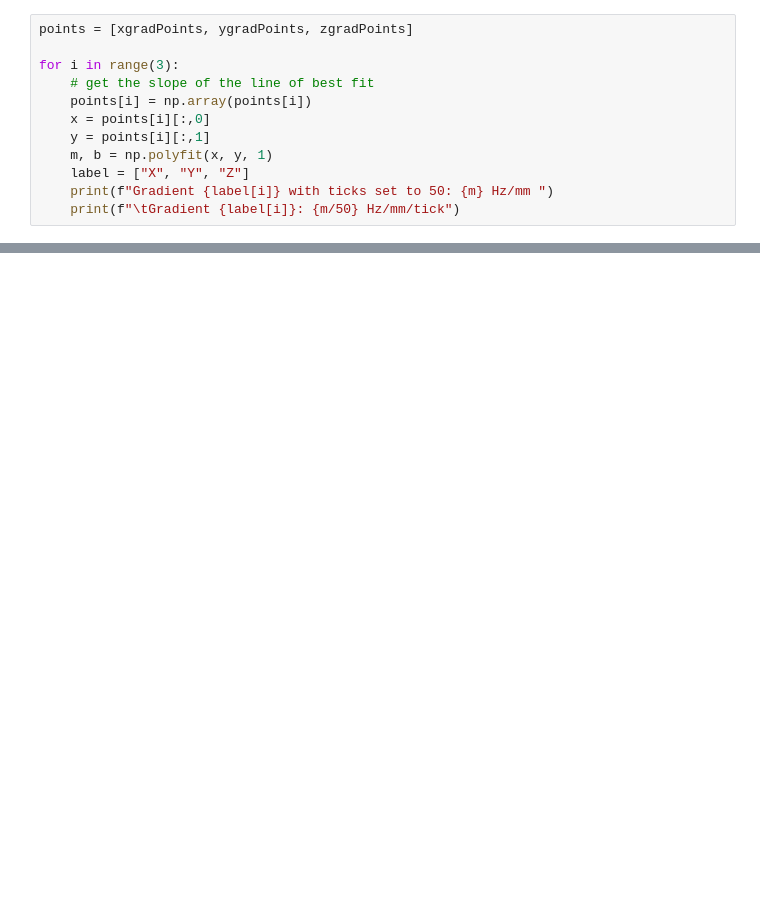
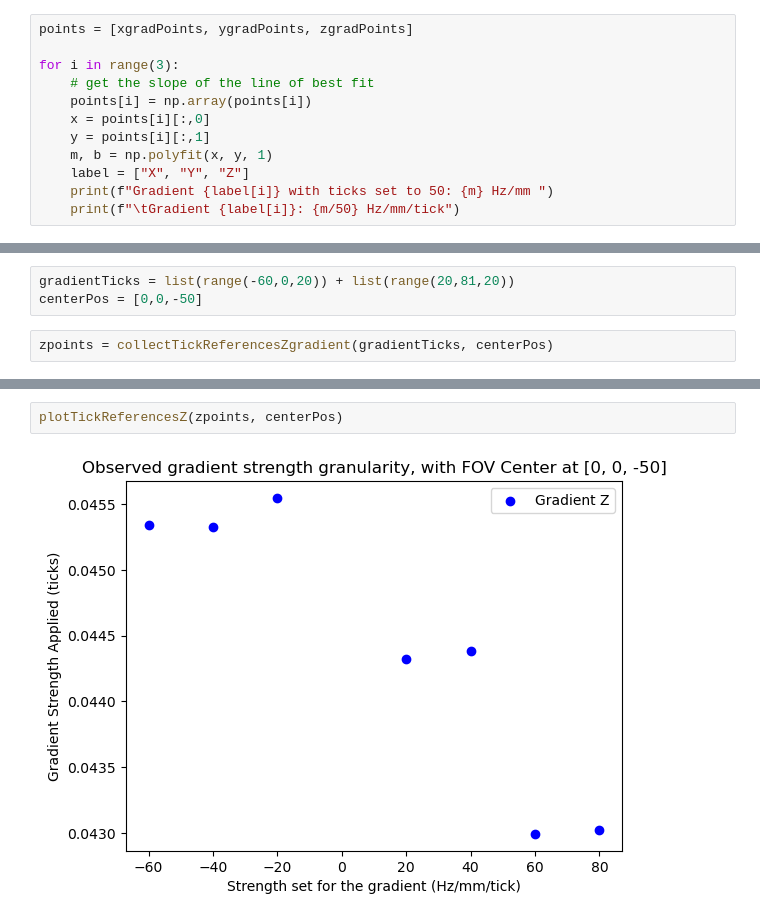
Before and after one commit to rpeltekov/ge3t_shim_tool, a Jupyter notebook: src/experiments/characterizeGradients.ipynb, the cells around one changed output, grey strips where cells are left out. Cells and saved outputs as stored; diff of their text form; blank space fills up the shorter version.

```diff
--- a/src/experiments/characterizeGradients.ipynb
+++ b/src/experiments/characterizeGradients.ipynb
@@ -355,0 +753,5 @@ for i in range(3):
+# %%
+gradientTicks = list(range(-60,0,20)) + list(range(20,81,20))
+centerPos = [0,0,-50]
+# %%
+zpoints = collectTickReferencesZgradient(gradientTicks, centerPos)
@@ -355,0 +904,4 @@ for i in range(3):
+# %%
+plotTickReferencesZ(zpoints, centerPos)
+# %% [output]
+[figure, added]
```
Also changed, not shown: parts of 30 cells of this notebook, 1 other file.
